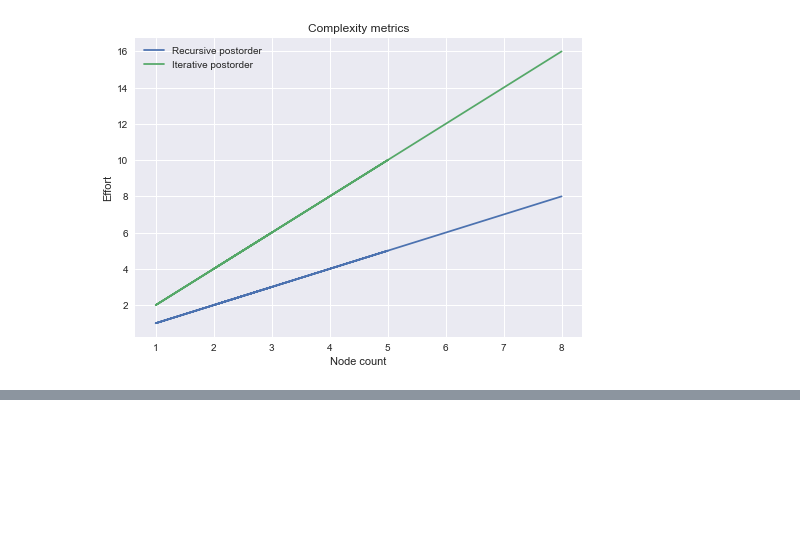
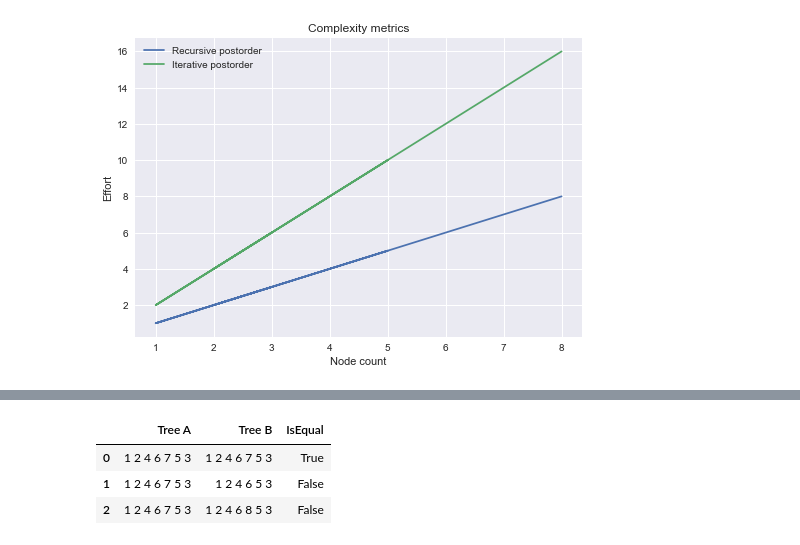
Before and after one commit to brunolcarli/GooGraph, a Jupyter notebook: BinaryTree_exercise_list.ipynb, the cells around one changed output, grey strips where cells are left out. Cells and saved outputs as stored; diff of their text form; code cells hidden in the pictures; blank space fills up the shorter version.

Commit message:
ADD exercise 4 solution with recursion

```diff
--- a/BinaryTree_exercise_list.ipynb
+++ b/BinaryTree_exercise_list.ipynb
@@ -279,8 +279,8 @@ rows = []
 queue = [tree.root]
 while queue:
     node = queue.pop(0)
-    agent = Agent(tree, node)
-    rows.append([node, agent.recursive_preorder(node), agent.effort])
+    explorer = Explorer(tree, node)
+    rows.append([node, explorer.recursive_preorder(node), explorer.effort])
     if node.left:
         queue.append(node.left)
     if node.right:
@@ -303,8 +303,8 @@ rows = []
 queue = [tree.root]
 while queue:
     node = queue.pop(0)
-    agent = Agent(tree, node)
-    rows.append([node, agent.iterative_preorder(node), agent.effort])
+    xplorer = Explorer(tree, node)
+    rows.append([node, explorer.iterative_preorder(node), explorer.effort])
     if node.left:
         queue.append(node.left)
     if node.right:
@@ -477,0 +565,38 @@ plt.show()
+# %%
+# Driver code
+def link_nodes(vector):
+    node = Node(vector.pop(0))
+    root = node
+
+    while vector:
+        if node.left is None:
+            node.left = Node(vector.pop(0))
+
+        if vector and node.right is None:
+            node.right = Node(vector.pop(0))
+
+        node = node.left
+
+    return root
+# %%
+tree_1 = RecursionTree(link_nodes([1, 2, 3, 4, 5, 6, 7]))
+tree_2 = RecursionTree(link_nodes([1, 2, 3, 4, 5, 6, 7]))
+tree_3 = RecursionTree(link_nodes([1, 2, 3, 4, 5, 6]))
+tree_4 = RecursionTree(link_nodes([1, 2, 3, 4, 5, 6, 8]))
+# %%
+results = []
+inputs = [
+    (tree_1, tree_2),
+    (tree_1, tree_3),
+    (tree_1, tree_4)
+]
+for test in inputs:
+    a, b = test
+    results.append([a, b , a == b])
+
+pd.DataFrame(results, columns=['Tree A', 'Tree B', 'IsEqual'])
+# %% [output]
+|  | Tree A | Tree B | IsEqual |
+| 0 | 1 2 4 6 7 5 3 | 1 2 4 6 7 5 3 | True |
+| 1 | 1 2 4 6 7 5 3 | 1 2 4 6 5 3 | False |
+| 2 | 1 2 4 6 7 5 3 | 1 2 4 6 8 5 3 | False |
```
Also changed, not shown: parts of 3 cells of this notebook.
